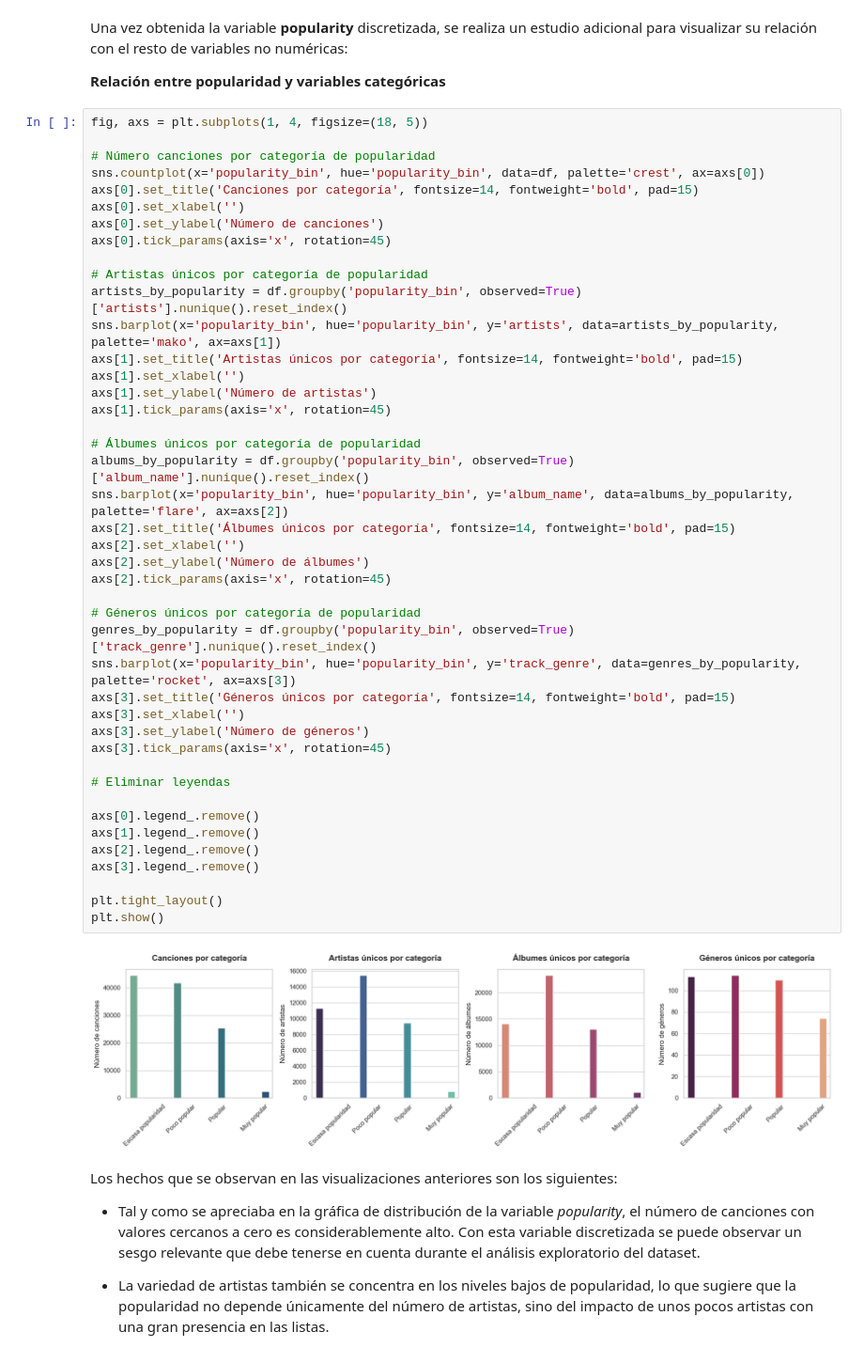
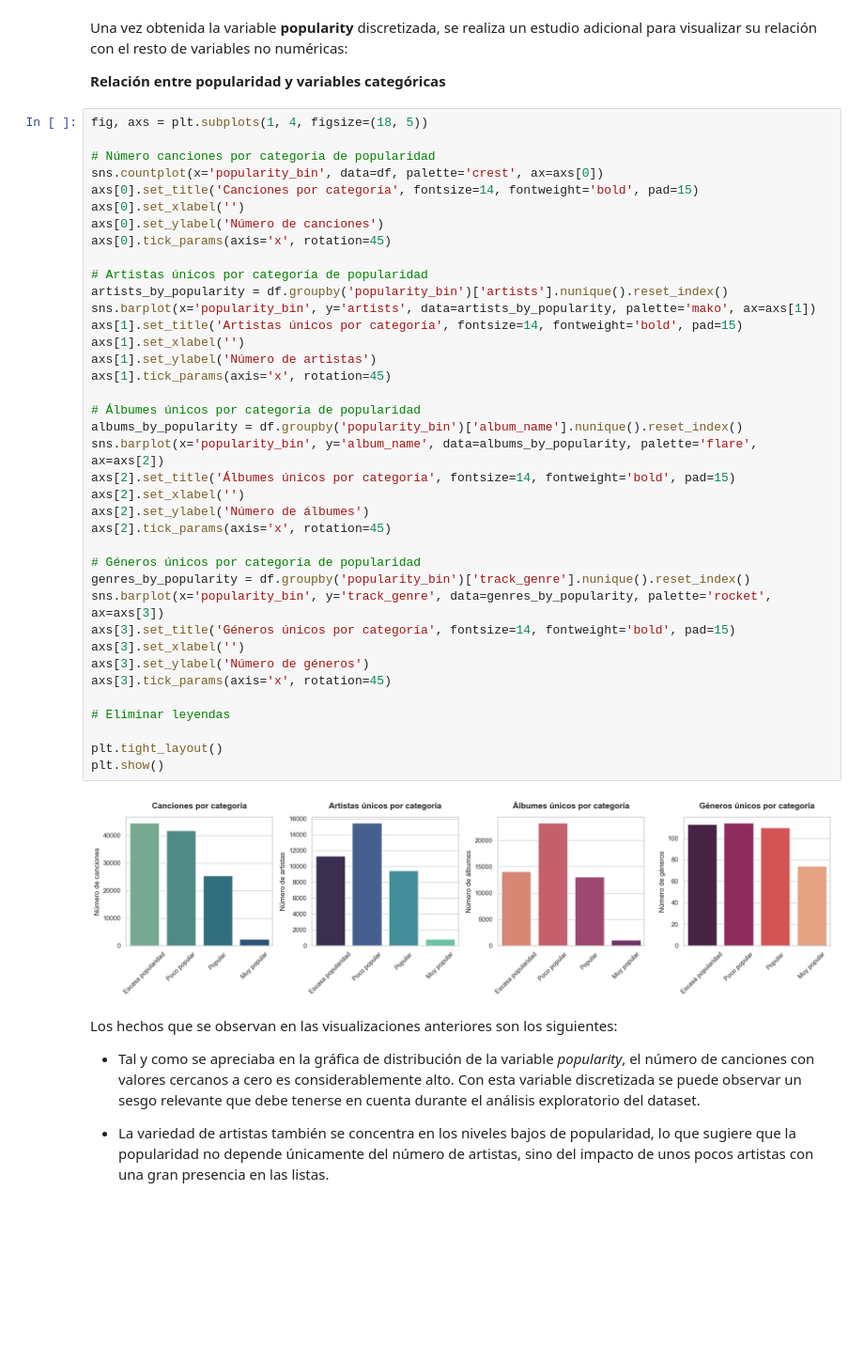
Before and after one commit to marcfpereirauoc/TFG, a Jupyter notebook: 01_exploracion.ipynb, the cells around one changed output. Shown at 94% size. Drawn from its saved outputs; the diff is of its cells as text; blank space fills up the shorter version.

```diff
--- a/01_exploracion.ipynb
+++ b/01_exploracion.ipynb
@@ -527,47 +527,42 @@ Una vez obtenida la variable **popularity** discretizada, se realiza un estudio
 fig, axs = plt.subplots(1, 4, figsize=(18, 5))
 
 # Número canciones por categoría de popularidad
-sns.countplot(x='popularity_bin', hue='popularity_bin', data=df, palette='crest', ax=axs[0])
+sns.countplot(x='popularity_bin', data=df, palette='crest', ax=axs[0])
 axs[0].set_title('Canciones por categoría', fontsize=14, fontweight='bold', pad=15)
 axs[0].set_xlabel('')
 axs[0].set_ylabel('Número de canciones')
 axs[0].tick_params(axis='x', rotation=45)
 
 # Artistas únicos por categoría de popularidad
-artists_by_popularity = df.groupby('popularity_bin', observed=True)['artists'].nunique().reset_index()
-sns.barplot(x='popularity_bin', hue='popularity_bin', y='artists', data=artists_by_popularity, palette='mako', ax=axs[1])
+artists_by_popularity = df.groupby('popularity_bin')['artists'].nunique().reset_index()
+sns.barplot(x='popularity_bin', y='artists', data=artists_by_popularity, palette='mako', ax=axs[1])
 axs[1].set_title('Artistas únicos por categoría', fontsize=14, fontweight='bold', pad=15)
 axs[1].set_xlabel('')
 axs[1].set_ylabel('Número de artistas')
 axs[1].tick_params(axis='x', rotation=45)
 
 # Álbumes únicos por categoría de popularidad
-albums_by_popularity = df.groupby('popularity_bin', observed=True)['album_name'].nunique().reset_index()
-sns.barplot(x='popularity_bin', hue='popularity_bin', y='album_name', data=albums_by_popularity, palette='flare', ax=axs[2])
+albums_by_popularity = df.groupby('popularity_bin')['album_name'].nunique().reset_index()
+sns.barplot(x='popularity_bin', y='album_name', data=albums_by_popularity, palette='flare', ax=axs[2])
 axs[2].set_title('Álbumes únicos por categoría', fontsize=14, fontweight='bold', pad=15)
 axs[2].set_xlabel('')
 axs[2].set_ylabel('Número de álbumes')
 axs[2].tick_params(axis='x', rotation=45)
 
 # Géneros únicos por categoría de popularidad
-genres_by_popularity = df.groupby('popularity_bin', observed=True)['track_genre'].nunique().reset_index()
-sns.barplot(x='popularity_bin', hue='popularity_bin', y='track_genre', data=genres_by_popularity, palette='rocket', ax=axs[3])
+genres_by_popularity = df.groupby('popularity_bin')['track_genre'].nunique().reset_index()
+sns.barplot(x='popularity_bin', y='track_genre', data=genres_by_popularity, palette='rocket', ax=axs[3])
 axs[3].set_title('Géneros únicos por categoría', fontsize=14, fontweight='bold', pad=15)
 axs[3].set_xlabel('')
 axs[3].set_ylabel('Número de géneros')
 axs[3].tick_params(axis='x', rotation=45)
 
 # Eliminar leyendas
 
-axs[0].legend_.remove()
-axs[1].legend_.remove()
-axs[2].legend_.remove()
-axs[3].legend_.remove()
-
 plt.tight_layout()
 plt.show()
 # %% [output]
-[figure, old version]
+[figure, new version]
 # %% [markdown]
 Los hechos que se observan en las visualizaciones anteriores son los siguientes:
 
```
Also changed, not shown: parts of 3 cells of this notebook.
